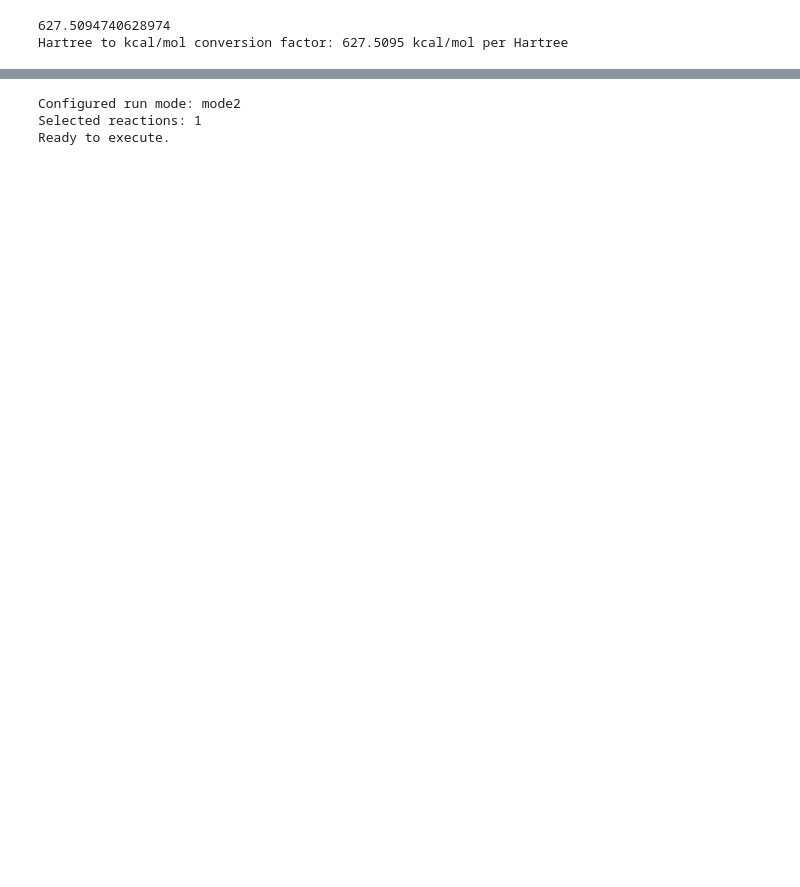
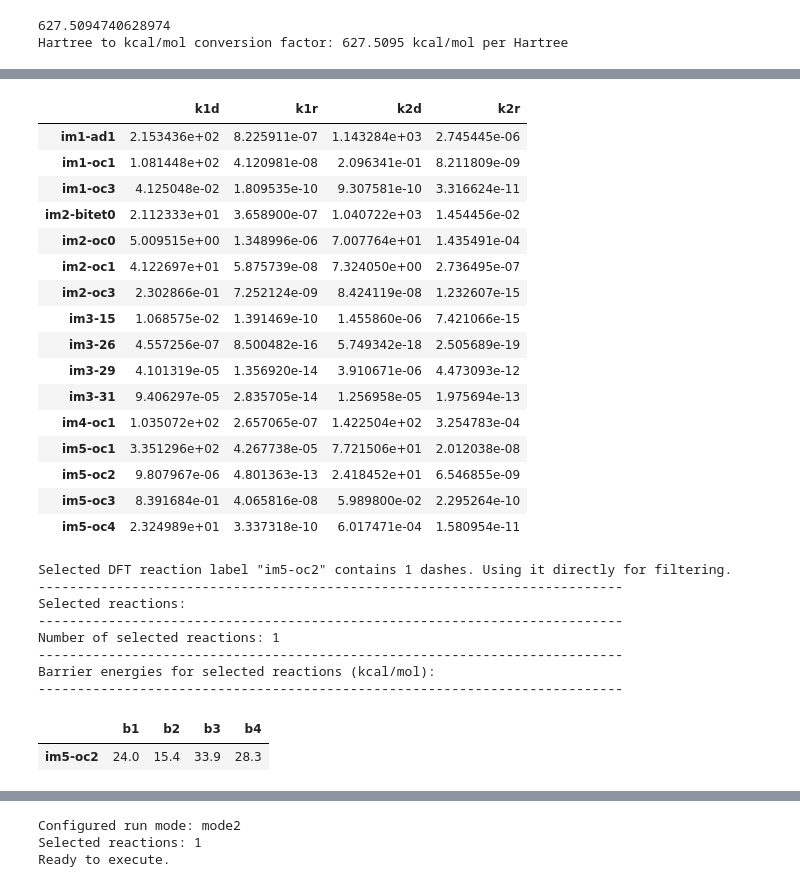
Before and after one commit to attiliocn/kinetics, a Jupyter notebook: main.ipynb, the cells around one changed output, grey strips where cells are left out. Cells and saved outputs as stored; diff of their text form; code cells hidden in the pictures; blank space fills up the shorter version.

```diff
--- a/main.ipynb
+++ b/main.ipynb
@@ -245,0 +469,52 @@ Selected reactions: 1
+# %%
+# Apply the REACTION_FILTERS global option to select a subset of reactions for simulation
+# Currently not in use
+# selected_rates = select_reactions(rates_df, REACTION_FILTERS)
+
+# Otherwise, check the available reactions and select one by index for testing
+print("Available reactions:")
+for i, idx in enumerate(rates_df.index):
+    print(f"  {i}: {idx}")
+
+# Select one reaction by index
+selected_rates = rates_df.copy()
+# selected_rates = selected_rates.iloc[[0,8,38,39,43,69,71,77,78,85,89,91,104,111,133]]
+# selected_rates = selected_rates.iloc[[96,129]]
+# selected_rates = selected_rates.iloc[5:]
+
+display(selected_rates)
+
+if DATASET_PATH == "imports/calc-dft.xlsx" or FORCE_DFT_CONDITIONS:
+    # For the DFT dataset, we select the reaction specified in DFT_SELECTED_REACTION
+
+    # Count the number of - in the label, if >1 do rsplit with n-1 and keep only 0 (ie, im4-oc1-2eq should be treated as im4-oc1)
+    shifter_counter = DFT_SELECTED_REACTION.count('-')
+    if shifter_counter > 1:
+        base_label = DFT_SELECTED_REACTION.rsplit('-', shifter_counter-1)[0]
+        print(f'WARNING: The selected DFT reaction label "{DFT_SELECTED_REACTION}" contains {shifter_counter} dashes. Using base label "{base_label}" for filtering.')
+    else:
+        base_label = DFT_SELECTED_REACTION
+        print(f'Selected DFT reaction label "{DFT_SELECTED_REACTION}" contains {shifter_counter} dashes. Using it directly for filtering.')
+
+    # Remove j from base_label to match the format in the dataset (eg, im3-j15 should be im3-15)
+    if 'j' in base_label:
+        base_label = base_label.replace('j', '')
+        print(f'Adjusted base label to "{base_label}" for matching dataset format.')
+
+    selected_rates = selected_rates.loc[[base_label]]
+
+print('-'*75)
+print("Selected reactions:")
+print('-'*75)
+print(f"Number of selected reactions: {len(selected_rates)}")
+
+print('-'*75)
+print("Barrier energies for selected reactions (kcal/mol):")
+print('-'*75)
+display(barriers_df.loc[selected_rates.index].round(1))
+
+print('-'*75)
+print("Rate constants for selected reactions (1/s):")
+print('-'*75)
+display(selected_rates.head())
+# %% [output]
@@ -245,0 +538,27 @@ Selected reactions: 1
+|  | k1d | k1r | k2d | k2r |
+| im1-ad1 | 2.153436e+02 | 8.225911e-07 | 1.143284e+03 | 2.745445e-06 |
+| im1-oc1 | 1.081448e+02 | 4.120981e-08 | 2.096341e-01 | 8.211809e-09 |
+| im1-oc3 | 4.125048e-02 | 1.809535e-10 | 9.307581e-10 | 3.316624e-11 |
+| im2-bitet0 | 2.112333e+01 | 3.658900e-07 | 1.040722e+03 | 1.454456e-02 |
+| im2-oc0 | 5.009515e+00 | 1.348996e-06 | 7.007764e+01 | 1.435491e-04 |
+| im2-oc1 | 4.122697e+01 | 5.875739e-08 | 7.324050e+00 | 2.736495e-07 |
+| im2-oc3 | 2.302866e-01 | 7.252124e-09 | 8.424119e-08 | 1.232607e-15 |
+| im3-15 | 1.068575e-02 | 1.391469e-10 | 1.455860e-06 | 7.421066e-15 |
+| im3-26 | 4.557256e-07 | 8.500482e-16 | 5.749342e-18 | 2.505689e-19 |
+| im3-29 | 4.101319e-05 | 1.356920e-14 | 3.910671e-06 | 4.473093e-12 |
+| im3-31 | 9.406297e-05 | 2.835705e-14 | 1.256958e-05 | 1.975694e-13 |
+| im4-oc1 | 1.035072e+02 | 2.657065e-07 | 1.422504e+02 | 3.254783e-04 |
+| im5-oc1 | 3.351296e+02 | 4.267738e-05 | 7.721506e+01 | 2.012038e-08 |
+| im5-oc2 | 9.807967e-06 | 4.801363e-13 | 2.418452e+01 | 6.546855e-09 |
+| im5-oc3 | 8.391684e-01 | 4.065816e-08 | 5.989800e-02 | 2.295264e-10 |
+| im5-oc4 | 2.324989e+01 | 3.337318e-10 | 6.017471e-04 | 1.580954e-11 |
+Selected DFT reaction label "im5-oc2" contains 1 dashes. Using it directly for filtering.
+---------------------------------------------------------------------------
+Selected reactions:
+---------------------------------------------------------------------------
+Number of selected reactions: 1
+---------------------------------------------------------------------------
+Barrier energies for selected reactions (kcal/mol):
+---------------------------------------------------------------------------
+|  | b1 | b2 | b3 | b4 |
+| im5-oc2 | 24.0 | 15.4 | 33.9 | 28.3 |
```
Also changed, not shown: parts of 13 cells of this notebook, 2 other files.
